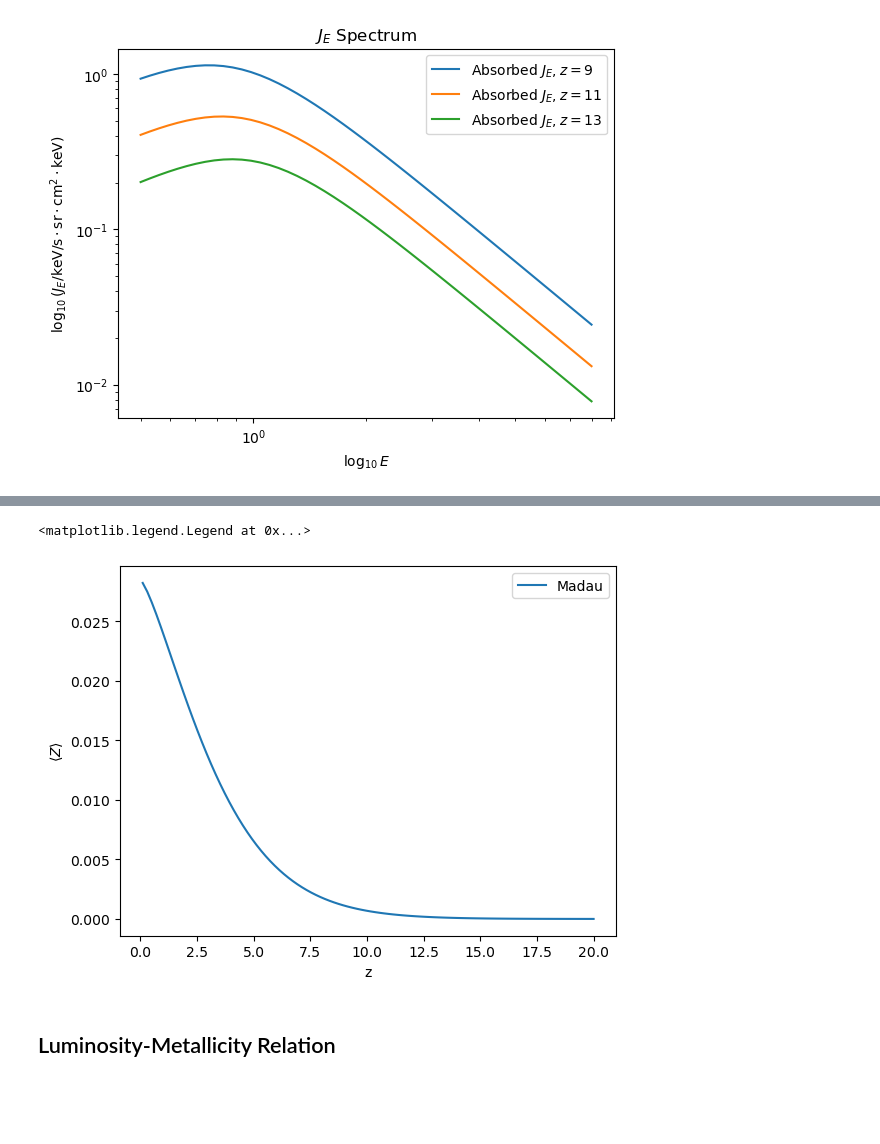
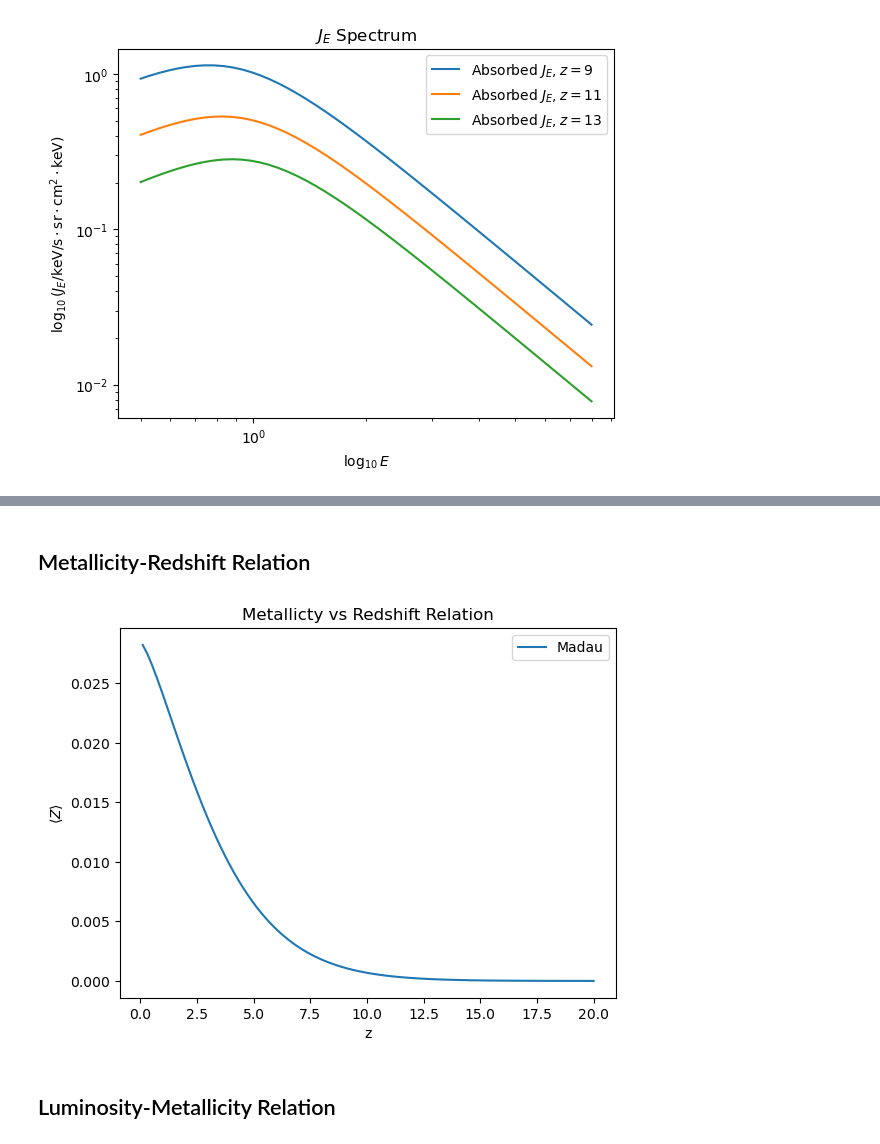
Before and after one commit to ysvaditya05/Galaxy-Formation, a Jupyter notebook: Notebooks/XRay_Heating.ipynb, the cells around one changed output, grey strips where cells are left out. Drawn from its saved outputs; the diff is of its cells as text; code cells hidden in the pictures; blank space fills up the shorter version.

Commit message:
X-ray Heating Fixed Version 1

```diff
--- a/Notebooks/XRay_Heating.ipynb
+++ b/Notebooks/XRay_Heating.ipynb
@@ -406,15 +479,35 @@ plt.show()
+# %% [markdown]
+## Metallicity-Redshift Relation
 # %%
-Z_solar = 0.02
-Mean_Z = Z_solar * 10 ** (0.153 - 0.074 * z_range ** 1.34)
+Z_solar = 0.02 #Solar Metallicity
+Mean_Z = Z_solar * 10 ** (0.153 - 0.074 * z_range ** 1.34) #Mean metallicity fitting function as fiven by Madau 2017
 
 plt.plot(z_range, Mean_Z, label = r'Madau')
 plt.xlabel(r'z')
 
 plt.ylabel(r'$\left<Z\right>$')
 plt.legend()
+
+plt.title(r'Metallicty vs Redshift Relation')
+
+"""
+
+save_dir = "/mnt/windows/Linux_Wind_Shared/GalaxyFormation_FullProject/Figures/XRay_Heating"
+
+# Create folder if it doesn't exist
+os.makedirs(save_dir, exist_ok=True)
+
+# Full path to output file
+save_path = os.path.join(save_dir, "Z_z_reln.png")
+
+# Save figure
+plt.savefig(save_path, dpi=300, bbox_inches="tight")
+
+"""
+
+plt.show()
 # %% [output]
-<matplotlib.legend.Legend at 0x...>
-[figure, old version]
+[figure, new version]
 # %% [markdown]
 ## Luminosity-Metallicity Relation
 # %%
```
Also changed, not shown: parts of 14 cells of this notebook, 5 other files.
